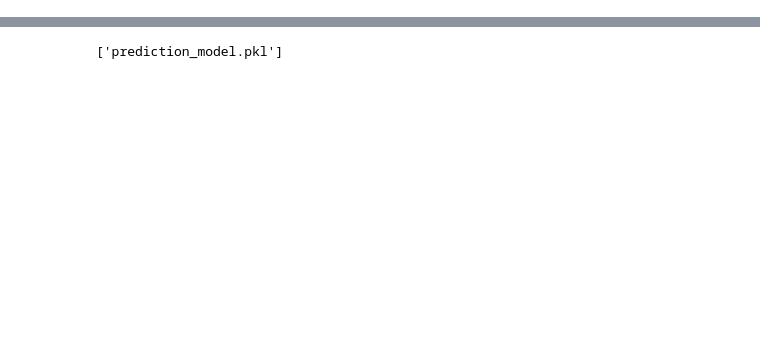
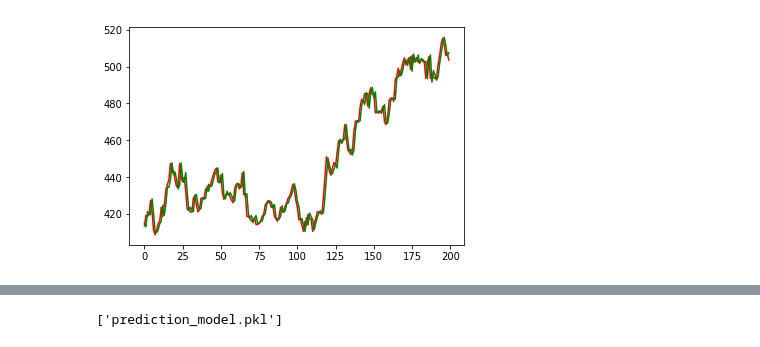
Before and after one commit to pnevmap/Stock-Predictor, a Jupyter notebook: features-and-model-MKS.ipynb, the cells around one changed output, grey strips where cells are left out. Cells and saved outputs as stored; diff of their text form; code cells hidden in the pictures; blank space fills up the shorter version.

```diff
--- a/features-and-model-MKS.ipynb
+++ b/features-and-model-MKS.ipynb
@@ -119,3 +143,10 @@ R2 score: 0.807339
+# %%
+t = range(len(y_test))
+plt.plot(t, y_test, 'r', label='Actual')
+plt.plot(t, regressors[0].predict(X_test), 'g', label='Prediction')
+plt.show()
+# %% [output]
+[figure, added]
 # %%
 regressors[0].coef_
 # %% [output]
```
Also changed, not shown: parts of 19 cells of this notebook, 8 other files.
